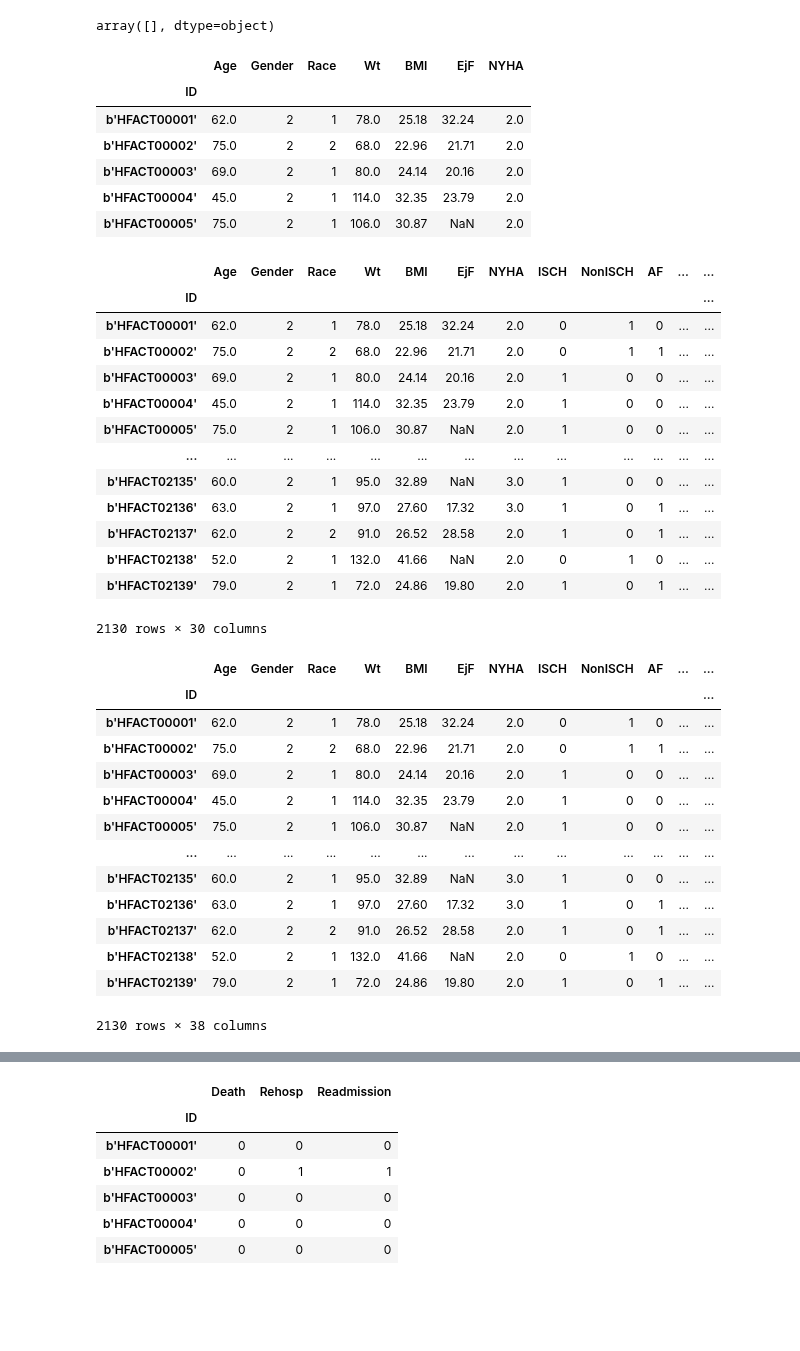
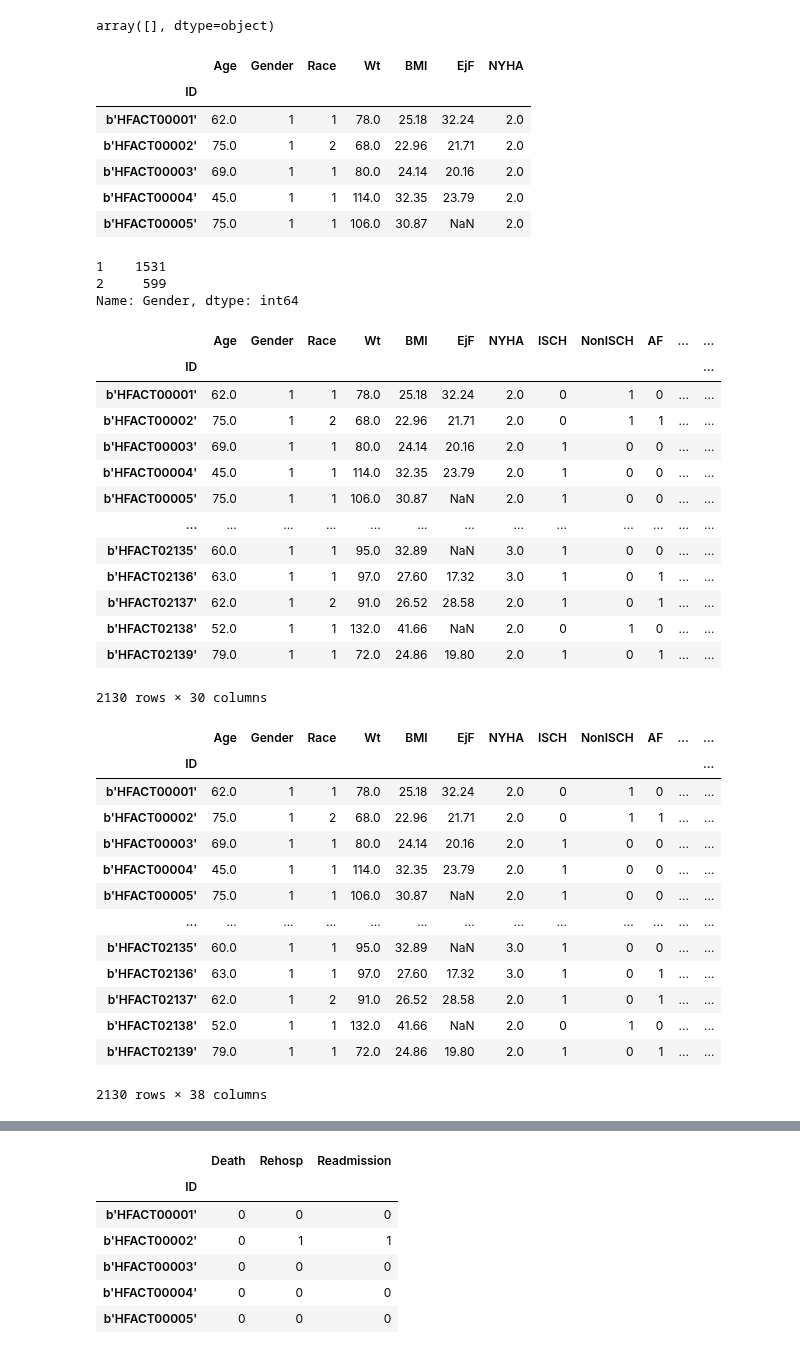
Before and after one commit to jozieLamp/CARNA, a Jupyter notebook: Score Label Preprocessing/HF-Action Data Preprocessing.ipynb, the cells around one changed output, grey strips where cells are left out. Drawn from its saved outputs; the diff is of its cells as text; code cells hidden in the pictures; blank space fills up the shorter version.

```diff
--- a/Score Label Preprocessing/HF-Action Data Preprocessing.ipynb
+++ b/Score Label Preprocessing/HF-Action Data Preprocessing.ipynb
@@ -36,43 +36,49 @@ cohort['Age'] = demog['age'].tolist()
 lst = []
 for idx in demog.index:
     pt = demog.loc[idx]
-    if pt['GENDER'] == '1':
+    if pt['GENDER'] == 1.0:
         lst.append(1)
     else:
         lst.append(2)
 cohort['Gender'] = lst
 
 
 lst = []
 for idx in analysis.index:
     pt = analysis.loc[idx]
     if pt['racec'] == 2:
         lst.append(1)
     else:
         lst.append(2)
 cohort['Race'] = lst
 
 #weight, convert to all be Kg
 cohort['Wt'] = analysis['weightkg'].tolist()
 
 #bmi
 cohort['BMI'] = analysis['bmi'].tolist()
 
 #ejf
 cohort['EjF'] = analysis['bipllvef'].tolist()
 
 #NYHA
 cohort['NYHA'] = analysis['nyhacl'].tolist()
 
 cohort.head(5)
 # %% [output]
 |  | Age | Gender | Race | Wt | BMI | EjF | NYHA |
 | ID |  |  |  |  |  |  |  |
-| b'HFACT00001' | 62.0 | 2 | 1 | 78.0 | 25.18 | 32.24 | 2.0 |
-| b'HFACT00002' | 75.0 | 2 | 2 | 68.0 | 22.96 | 21.71 | 2.0 |
-| b'HFACT00003' | 69.0 | 2 | 1 | 80.0 | 24.14 | 20.16 | 2.0 |
-| b'HFACT00004' | 45.0 | 2 | 1 | 114.0 | 32.35 | 23.79 | 2.0 |
-| b'HFACT00005' | 75.0 | 2 | 1 | 106.0 | 30.87 | NaN | 2.0 |
+| b'HFACT00001' | 62.0 | 1 | 1 | 78.0 | 25.18 | 32.24 | 2.0 |
+| b'HFACT00002' | 75.0 | 1 | 2 | 68.0 | 22.96 | 21.71 | 2.0 |
+| b'HFACT00003' | 69.0 | 1 | 1 | 80.0 | 24.14 | 20.16 | 2.0 |
+| b'HFACT00004' | 45.0 | 1 | 1 | 114.0 | 32.35 | 23.79 | 2.0 |
+| b'HFACT00005' | 75.0 | 1 | 1 | 106.0 | 30.87 | NaN | 2.0 |
+# %%
+cohort['Gender'].value_counts()
+# %% [output]
+1    1531
+2     599
+Name: Gender, dtype: int64
 # %%
 #conditions, Ischemic
 lst = []
@@ -359,17 +365,17 @@ cohort
 # %% [output]
 |  | Age | Gender | Race | Wt | BMI | EjF | NYHA | ISCH | NonISCH | AF | ... | ... |
 | ID |  |  |  |  |  |  |  |  |  |  |  | ... |
-| b'HFACT00001' | 62.0 | 2 | 1 | 78.0 | 25.18 | 32.24 | 2.0 | 0 | 1 | 0 | ... | ... |
-| b'HFACT00002' | 75.0 | 2 | 2 | 68.0 | 22.96 | 21.71 | 2.0 | 0 | 1 | 1 | ... | ... |
-| b'HFACT00003' | 69.0 | 2 | 1 | 80.0 | 24.14 | 20.16 | 2.0 | 1 | 0 | 0 | ... | ... |
-| b'HFACT00004' | 45.0 | 2 | 1 | 114.0 | 32.35 | 23.79 | 2.0 | 1 | 0 | 0 | ... | ... |
-| b'HFACT00005' | 75.0 | 2 | 1 | 106.0 | 30.87 | NaN | 2.0 | 1 | 0 | 0 | ... | ... |
+| b'HFACT00001' | 62.0 | 1 | 1 | 78.0 | 25.18 | 32.24 | 2.0 | 0 | 1 | 0 | ... | ... |
+| b'HFACT00002' | 75.0 | 1 | 2 | 68.0 | 22.96 | 21.71 | 2.0 | 0 | 1 | 1 | ... | ... |
+| b'HFACT00003' | 69.0 | 1 | 1 | 80.0 | 24.14 | 20.16 | 2.0 | 1 | 0 | 0 | ... | ... |
+| b'HFACT00004' | 45.0 | 1 | 1 | 114.0 | 32.35 | 23.79 | 2.0 | 1 | 0 | 0 | ... | ... |
+| b'HFACT00005' | 75.0 | 1 | 1 | 106.0 | 30.87 | NaN | 2.0 | 1 | 0 | 0 | ... | ... |
 | ... | ... | ... | ... | ... | ... | ... | ... | ... | ... | ... | ... | ... |
-| b'HFACT02135' | 60.0 | 2 | 1 | 95.0 | 32.89 | NaN | 3.0 | 1 | 0 | 0 | ... | ... |
-| b'HFACT02136' | 63.0 | 2 | 1 | 97.0 | 27.60 | 17.32 | 3.0 | 1 | 0 | 1 | ... | ... |
-| b'HFACT02137' | 62.0 | 2 | 2 | 91.0 | 26.52 | 28.58 | 2.0 | 1 | 0 | 1 | ... | ... |
-| b'HFACT02138' | 52.0 | 2 | 1 | 132.0 | 41.66 | NaN | 2.0 | 0 | 1 | 0 | ... | ... |
-| b'HFACT02139' | 79.0 | 2 | 1 | 72.0 | 24.86 | 19.80 | 2.0 | 1 | 0 | 1 | ... | ... |
+| b'HFACT02135' | 60.0 | 1 | 1 | 95.0 | 32.89 | NaN | 3.0 | 1 | 0 | 0 | ... | ... |
+| b'HFACT02136' | 63.0 | 1 | 1 | 97.0 | 27.60 | 17.32 | 3.0 | 1 | 0 | 1 | ... | ... |
+| b'HFACT02137' | 62.0 | 1 | 2 | 91.0 | 26.52 | 28.58 | 2.0 | 1 | 0 | 1 | ... | ... |
+| b'HFACT02138' | 52.0 | 1 | 1 | 132.0 | 41.66 | NaN | 2.0 | 0 | 1 | 0 | ... | ... |
+| b'HFACT02139' | 79.0 | 1 | 1 | 72.0 | 24.86 | 19.80 | 2.0 | 1 | 0 | 1 | ... | ... |
 2130 rows × 30 columns
 # %%
 #Exercise
@@ -437,17 +443,17 @@ cohort
 # %% [output]
 |  | Age | Gender | Race | Wt | BMI | EjF | NYHA | ISCH | NonISCH | AF | ... | ... |
 | ID |  |  |  |  |  |  |  |  |  |  |  | ... |
-| b'HFACT00001' | 62.0 | 2 | 1 | 78.0 | 25.18 | 32.24 | 2.0 | 0 | 1 | 0 | ... | ... |
-| b'HFACT00002' | 75.0 | 2 | 2 | 68.0 | 22.96 | 21.71 | 2.0 | 0 | 1 | 1 | ... | ... |
-| b'HFACT00003' | 69.0 | 2 | 1 | 80.0 | 24.14 | 20.16 | 2.0 | 1 | 0 | 0 | ... | ... |
-| b'HFACT00004' | 45.0 | 2 | 1 | 114.0 | 32.35 | 23.79 | 2.0 | 1 | 0 | 0 | ... | ... |
-| b'HFACT00005' | 75.0 | 2 | 1 | 106.0 | 30.87 | NaN | 2.0 | 1 | 0 | 0 | ... | ... |
+| b'HFACT00001' | 62.0 | 1 | 1 | 78.0 | 25.18 | 32.24 | 2.0 | 0 | 1 | 0 | ... | ... |
+| b'HFACT00002' | 75.0 | 1 | 2 | 68.0 | 22.96 | 21.71 | 2.0 | 0 | 1 | 1 | ... | ... |
+| b'HFACT00003' | 69.0 | 1 | 1 | 80.0 | 24.14 | 20.16 | 2.0 | 1 | 0 | 0 | ... | ... |
+| b'HFACT00004' | 45.0 | 1 | 1 | 114.0 | 32.35 | 23.79 | 2.0 | 1 | 0 | 0 | ... | ... |
+| b'HFACT00005' | 75.0 | 1 | 1 | 106.0 | 30.87 | NaN | 2.0 | 1 | 0 | 0 | ... | ... |
 | ... | ... | ... | ... | ... | ... | ... | ... | ... | ... | ... | ... | ... |
-| b'HFACT02135' | 60.0 | 2 | 1 | 95.0 | 32.89 | NaN | 3.0 | 1 | 0 | 0 | ... | ... |
-| b'HFACT02136' | 63.0 | 2 | 1 | 97.0 | 27.60 | 17.32 | 3.0 | 1 | 0 | 1 | ... | ... |
-| b'HFACT02137' | 62.0 | 2 | 2 | 91.0 | 26.52 | 28.58 | 2.0 | 1 | 0 | 1 | ... | ... |
-| b'HFACT02138' | 52.0 | 2 | 1 | 132.0 | 41.66 | NaN | 2.0 | 0 | 1 | 0 | ... | ... |
-| b'HFACT02139' | 79.0 | 2 | 1 | 72.0 | 24.86 | 19.80 | 2.0 | 1 | 0 | 1 | ... | ... |
+| b'HFACT02135' | 60.0 | 1 | 1 | 95.0 | 32.89 | NaN | 3.0 | 1 | 0 | 0 | ... | ... |
+| b'HFACT02136' | 63.0 | 1 | 1 | 97.0 | 27.60 | 17.32 | 3.0 | 1 | 0 | 1 | ... | ... |
+| b'HFACT02137' | 62.0 | 1 | 2 | 91.0 | 26.52 | 28.58 | 2.0 | 1 | 0 | 1 | ... | ... |
+| b'HFACT02138' | 52.0 | 1 | 1 | 132.0 | 41.66 | NaN | 2.0 | 0 | 1 | 0 | ... | ... |
+| b'HFACT02139' | 79.0 | 1 | 1 | 72.0 | 24.86 | 19.80 | 2.0 | 1 | 0 | 1 | ... | ... |
 2130 rows × 38 columns
 # %%
 #Hemo
```
Also changed, not shown: parts of 2 cells of this notebook, 7 other files.
